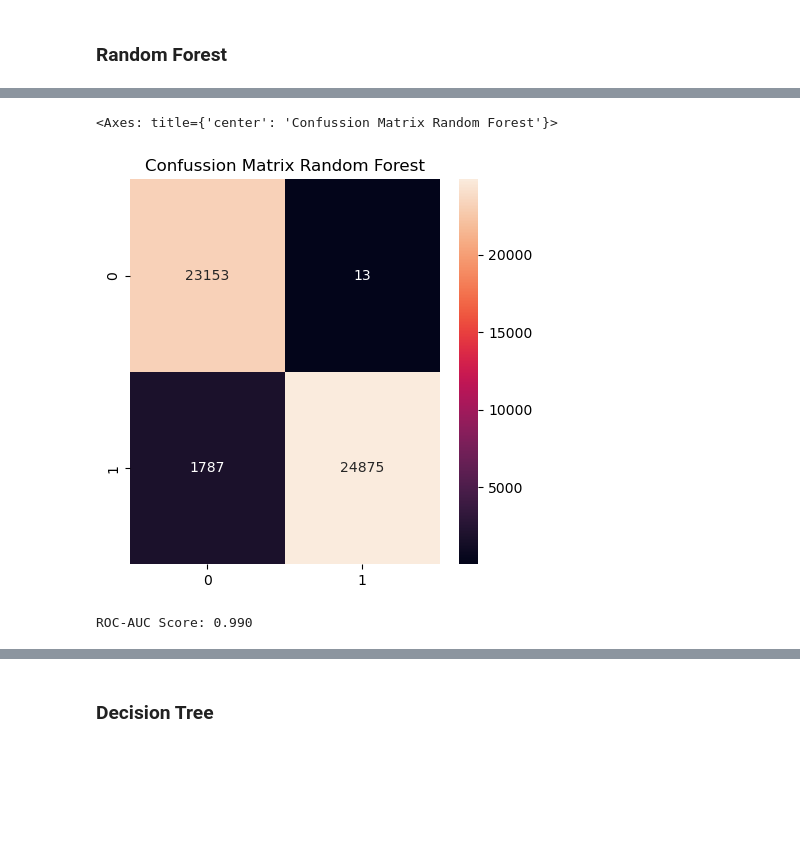
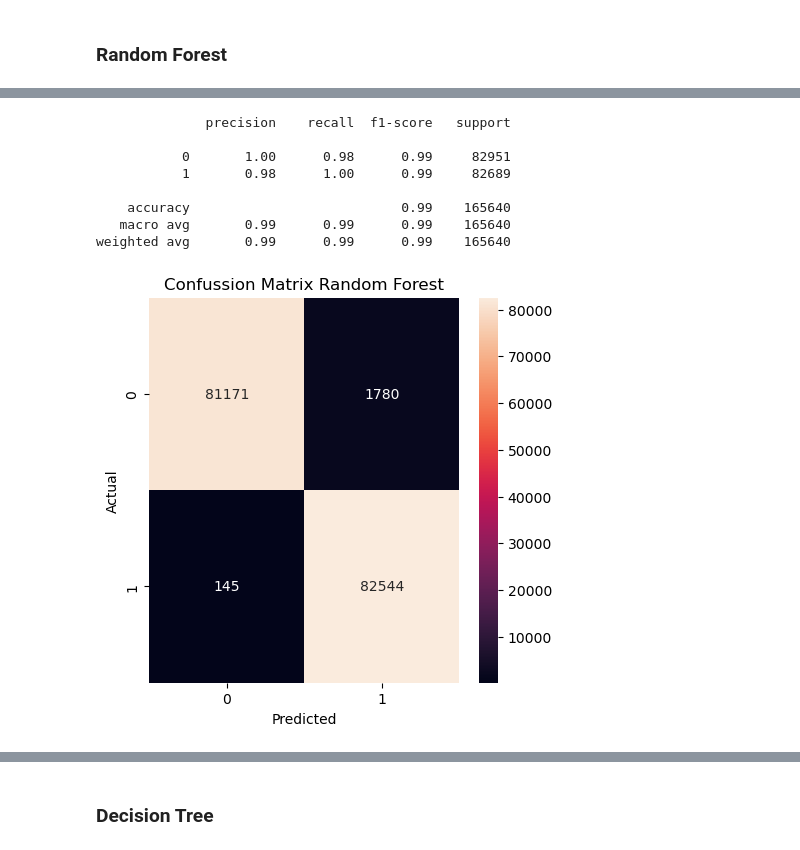
Before and after one commit to HafiizhTH/credit-risk-prediction, a Jupyter notebook: Model.ipynb, the cells around one changed output, grey strips where cells are left out. Drawn from its saved outputs; the diff is of its cells as text; code cells hidden in the pictures; blank space fills up the shorter version.

```diff
--- a/Model.ipynb
+++ b/Model.ipynb
@@ -626,6 +656,6 @@ Deskripsi:
 ### Logistic Regression
 # %%
 # Logistic Regression Model
-LR = LogisticRegression(max_iter=50)
-LR.fit(X_train, y_train)
+lr = LogisticRegression()
+lr.fit(X_train, y_train)
 # %% [output]
@@ -700,14 +707,6 @@ Standard Deviation: 0.0026127254017404254
 # %% [markdown]
 ### Random Forest
 # %%
-RF = RandomForestClassifier(max_depth=10, n_estimators=50)
-RF.fit(X_train, y_train)
-
-# Predicting
-y_pred_RF = RF.predict(X_test)
-
-# Classification report
-target_names = ['bad loan', 'good loan']
-print('Classification_Report:')
-print(classification_report(y_test, y_pred_RF, digits=3, target_names = target_names))
+rf = RandomForestClassifier(random_state=10)
+rf.fit(X_train, y_train)
 # %% [output]
@@ -722,0 +714,6 @@ weighted avg      0.966     0.964     0.964     49828
+# %%
+# predict
+y_train_pred = rf.predict(X_train)
+y_test_pred = rf.predict(X_test)
+
+evaluate_model(rf, [y_train_pred, y_test_pred], X_train, y_train, X_test, y_test)
@@ -723,21 +734,24 @@ weighted avg      0.966     0.964     0.964     49828
+# %%
+# Classification Report
+print(classification_report(y_test, y_test_pred))
+# %% [output]
+              precision    recall  f1-score   support
+
+           0       1.00      0.98      0.99     82951
+           1       0.98      1.00      0.99     82689
+
+    accuracy                           0.99    165640
+   macro avg       0.99      0.99      0.99    165640
+weighted avg       0.99      0.99      0.99    165640
 # %%
-# confussion matrix Random Forest
-matrix_RF = confusion_matrix(y_pred_RF, y_test)
+# confussion matrix
+matrix_rf = confusion_matrix(y_test, y_test_pred)
 
 plt.figure(figsize=(5, 5))
+sns.heatmap(matrix_rf, annot = True, fmt='d')
 plt.title('Confussion Matrix Random Forest')
-sns.heatmap(matrix_RF, annot = True, fmt='d')
+plt.xlabel('Predicted')
+plt.ylabel('Actual')
+plt.show()
 # %% [output]
-<Axes: title={'center': 'Confussion Matrix Random Forest'}>
-[figure, old version]
+[figure, new version]
-# %%
-# Predict probabilities for the positive class
-y_prob_RF = RF.predict_proba(X_test)[:, 1]
-
-# Calculate ROC-AUC score
-roc_auc_RF = roc_auc_score(y_test, y_prob_RF)
-
-# Print ROC-AUC score
-print(f'ROC-AUC Score: {roc_auc_RF:.3f}')
-# %% [output]
-ROC-AUC Score: 0.990
```
Also changed, not shown: parts of 40 cells of this notebook.
